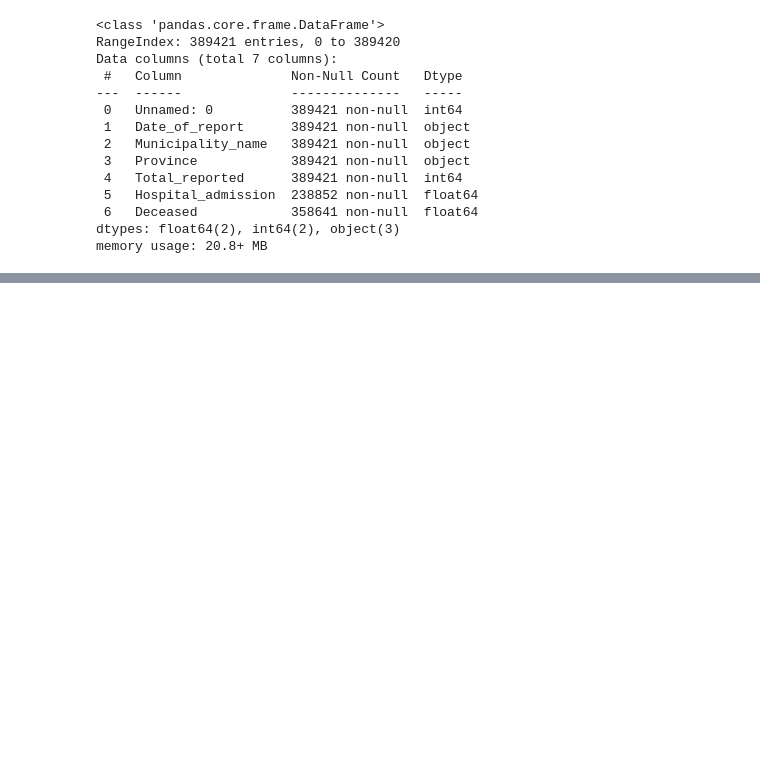
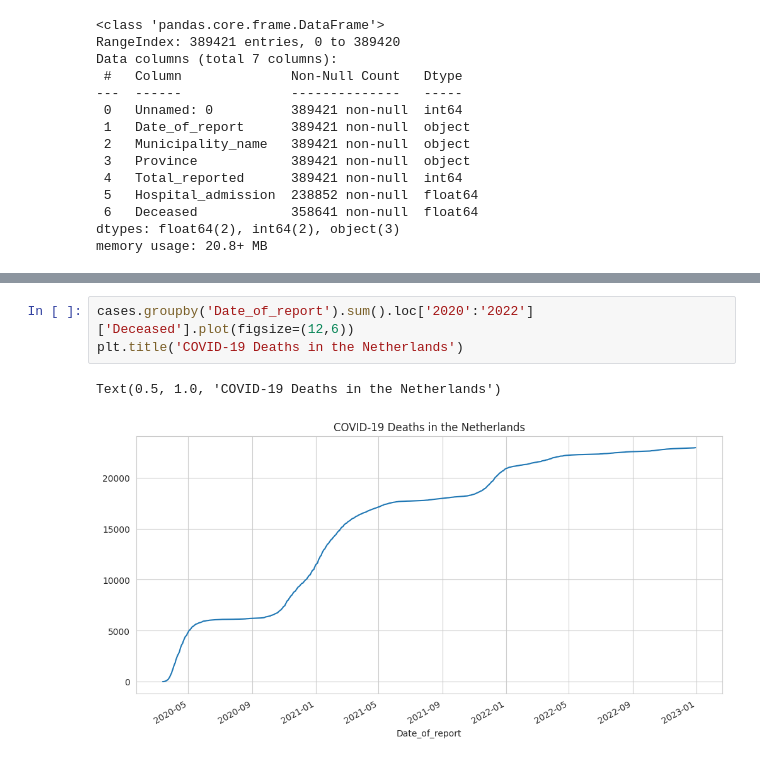
Before and after one commit to MC-Codingcat/NL-COVID-19-Data-Analysis, a Jupyter notebook: NL_COVID_19_Analysis_Trend.ipynb, the cells around one changed output, grey strips where cells are left out. Cells and saved outputs as stored; diff of their text form; blank space fills up the shorter version.

```diff
--- a/NL_COVID_19_Analysis_Trend.ipynb
+++ b/NL_COVID_19_Analysis_Trend.ipynb
@@ -69,0 +164,6 @@ Currently, the number of reported cases is **_cumulative_**. To apply a time ser
+# %%
+cases.groupby('Date_of_report').sum().loc['2020':'2022']['Deceased'].plot(figsize=(12,6))
+plt.title('COVID-19 Deaths in the Netherlands')
+# %% [output]
+Text(0.5, 1.0, 'COVID-19 Deaths in the Netherlands')
+[figure, added]
```
Also changed, not shown: parts of 26 cells of this notebook.
